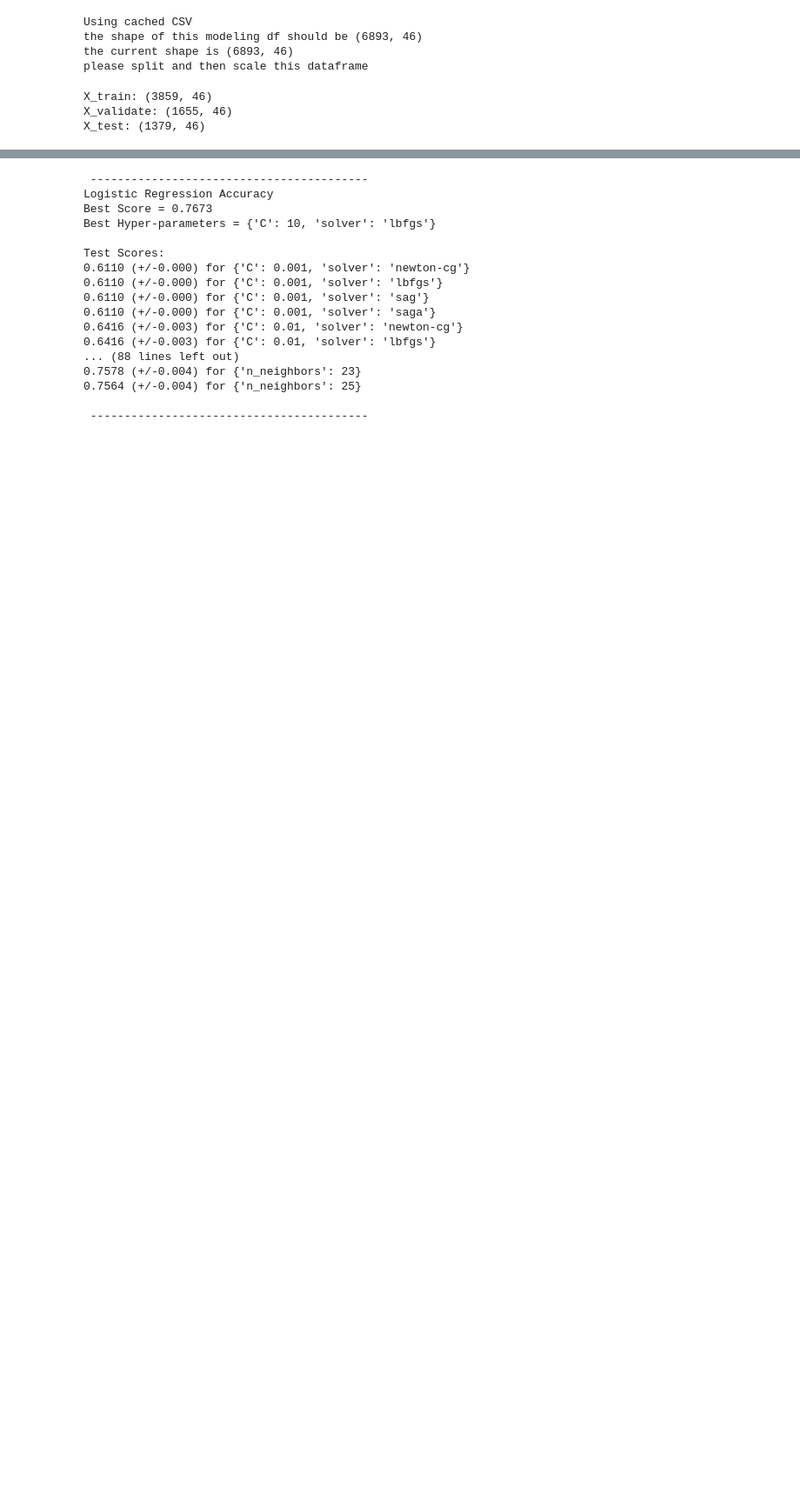
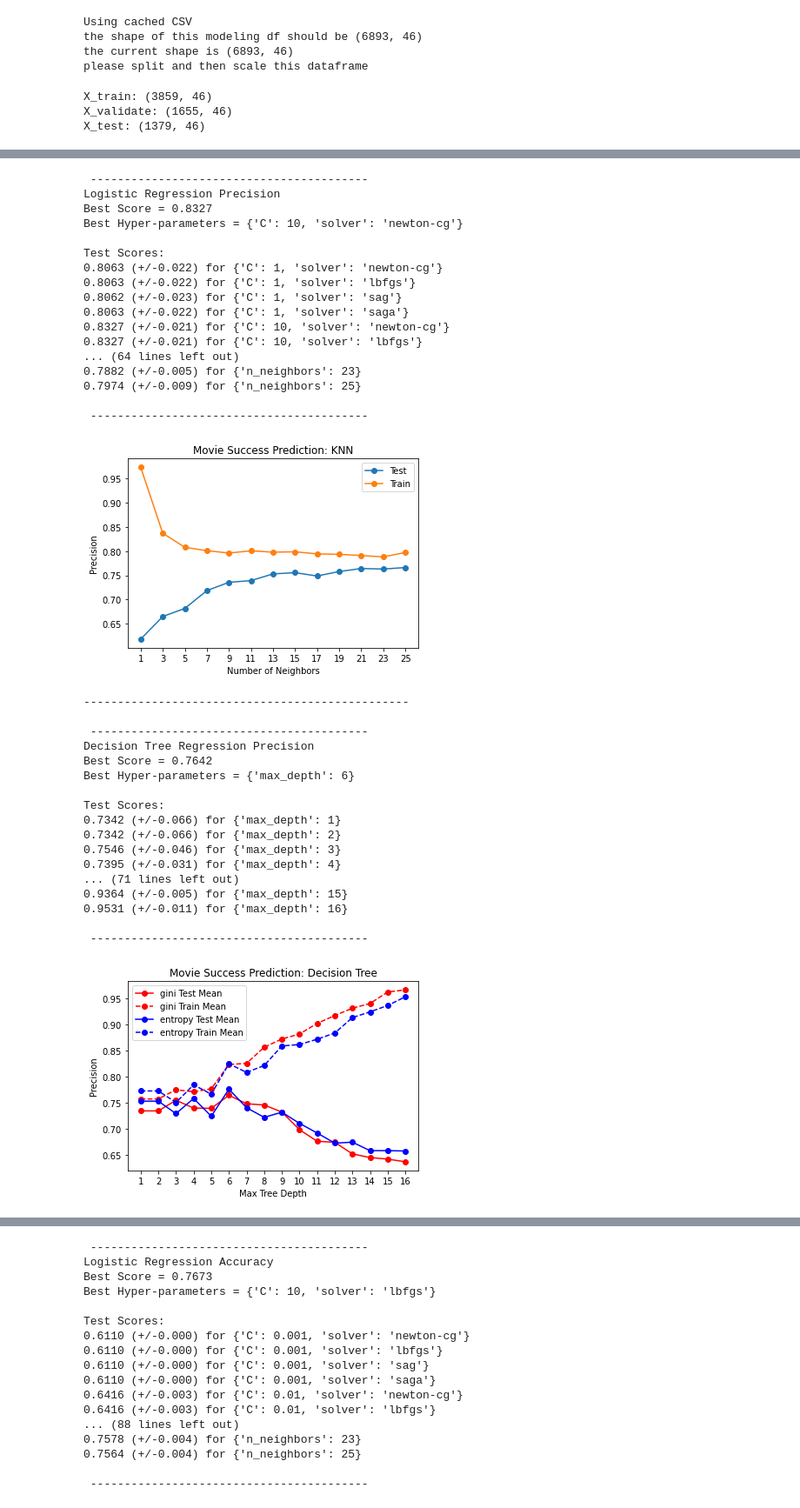
Before and after one commit to Movie-Success-Capstone/Movie-Capstone, a Jupyter notebook: nick_modeling.ipynb, the cells around one changed output, grey strips where cells are left out. Shown at 87% size. Saved outputs shown, nothing was run; the diff lists cells and outputs as text; code cells hidden in the pictures; blank space fills up the shorter version.

Commit message:
found the best features and model

```diff
--- a/nick_modeling.ipynb
+++ b/nick_modeling.ipynb
@@ -72,0 +105,5 @@ sfs_features = ['budget', 'vote_average', 'vote_count', 'release_year',
+# %%
+precision_features = ['budget', 'vote_count', 'is_genre_scifi', 'is_genre_thriller',
+                      'cast_actor_1_Nicolas Cage', 'cast_actor_1_Robert De Niro',
+                      'cast_actor_1_Tom Cruise', 'production_company_Metro-Goldwyn-Mayer(MGM)',
+                      'production_company_NewLineCinema', 'production_company_other_company']
@@ -73,4 +114,47 @@ sfs_features = ['budget', 'vote_average', 'vote_count', 'release_year',
 # %%
-X_train = X_train.loc[:,sfs_features]
-X_validate = X_validate.loc[:,sfs_features]
-X_test = X_test.loc[:,sfs_features]
+#X_train = X_train.loc[:,sfs_features]
+#X_validate = X_validate.loc[:,sfs_features]
+#X_test = X_test.loc[:,sfs_features]
+X_train_p1 = X_train.loc[:,precision_features]
+X_validate_p1 = X_validate.loc[:,precision_features]
+X_test_p1 = X_test.loc[:,precision_features]
+# %%
+# initial set
+mod.precision_models(X_train_p1, y_train)
+# %% [output]
+ -----------------------------------------
+Logistic Regression Precision
+Best Score = 0.8327
+Best Hyper-parameters = {'C': 10, 'solver': 'newton-cg'}
+
+Test Scores:
+0.8063 (+/-0.022) for {'C': 1, 'solver': 'newton-cg'}
+0.8063 (+/-0.022) for {'C': 1, 'solver': 'lbfgs'}
+0.8062 (+/-0.023) for {'C': 1, 'solver': 'sag'}
+0.8063 (+/-0.022) for {'C': 1, 'solver': 'saga'}
+0.8327 (+/-0.021) for {'C': 10, 'solver': 'newton-cg'}
+0.8327 (+/-0.021) for {'C': 10, 'solver': 'lbfgs'}
+... (64 lines left out)
+0.7882 (+/-0.005) for {'n_neighbors': 23}
+0.7974 (+/-0.009) for {'n_neighbors': 25}
+
+ -----------------------------------------
+[figure, added]
+------------------------------------------------
+
+ -----------------------------------------
+Decision Tree Regression Precision
+Best Score = 0.7642
+Best Hyper-parameters = {'max_depth': 6}
+
+Test Scores:
+0.7342 (+/-0.066) for {'max_depth': 1}
+0.7342 (+/-0.066) for {'max_depth': 2}
+0.7546 (+/-0.046) for {'max_depth': 3}
+0.7395 (+/-0.031) for {'max_depth': 4}
+... (71 lines left out)
+0.9364 (+/-0.005) for {'max_depth': 15}
+0.9531 (+/-0.011) for {'max_depth': 16}
+
+ -----------------------------------------
+[figure, added]
```
Also changed, not shown: parts of 21 cells of this notebook.
